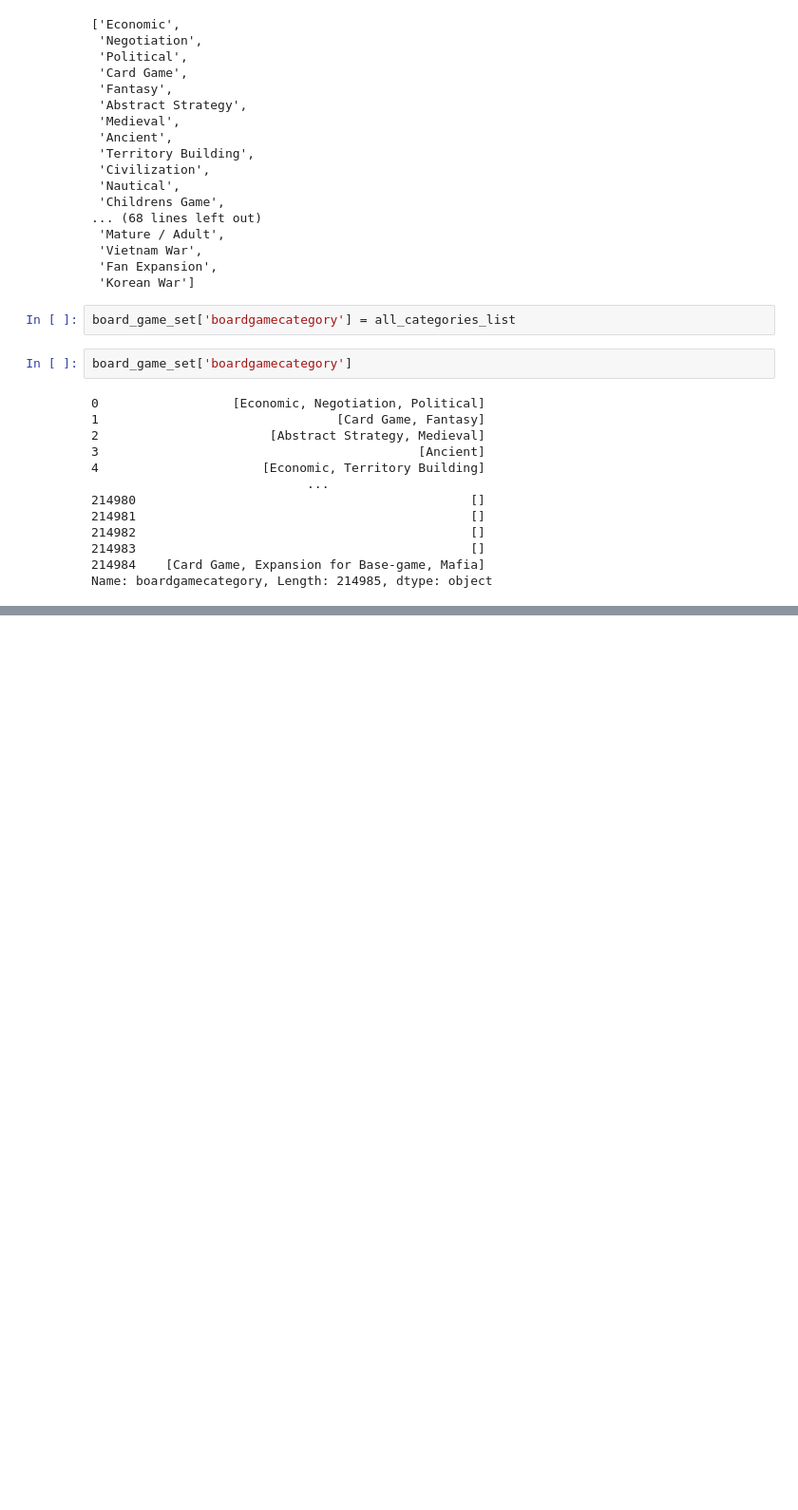
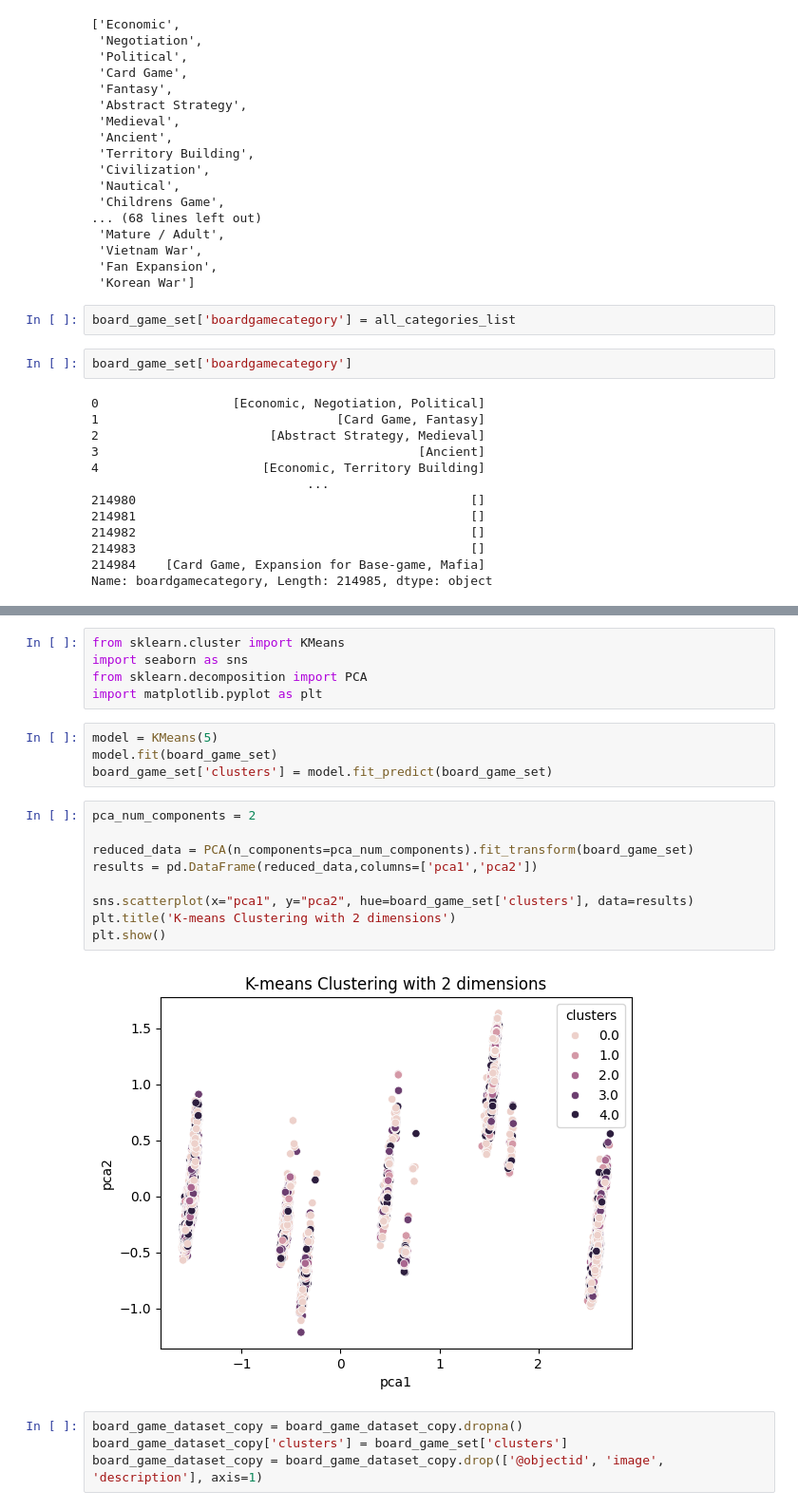
Before and after one commit to MBigaj/BoardGamesDataImporter, a Jupyter notebook: mlModel.ipynb, the cells around one changed output, grey strips where cells are left out. Shown at 95% size. Saved outputs shown, nothing was run; the diff lists cells and outputs as text; blank space fills up the shorter version.

Commit message:
feat - Created K-Means model for recommendations

```diff
--- a/mlModel.ipynb
+++ b/mlModel.ipynb
@@ -146,0 +153,24 @@ board_game_set.fillna(value=0)
+# %%
+from sklearn.cluster import KMeans
+import seaborn as sns
+from sklearn.decomposition import PCA
+import matplotlib.pyplot as plt
+# %%
+model = KMeans(5)
+model.fit(board_game_set)
+board_game_set['clusters'] = model.fit_predict(board_game_set)
+# %%
+pca_num_components = 2
+
+reduced_data = PCA(n_components=pca_num_components).fit_transform(board_game_set)
+results = pd.DataFrame(reduced_data,columns=['pca1','pca2'])
+
+sns.scatterplot(x="pca1", y="pca2", hue=board_game_set['clusters'], data=results)
+plt.title('K-means Clustering with 2 dimensions')
+plt.show()
+# %% [output]
+[figure, added]
+# %%
+board_game_dataset_copy = board_game_dataset_copy.dropna()
+board_game_dataset_copy['clusters'] = board_game_set['clusters']
+board_game_dataset_copy = board_game_dataset_copy.drop(['@objectid', 'image', 'description'], axis=1)
```
Also changed, not shown: parts of 12 cells of this notebook, 1 other file.
